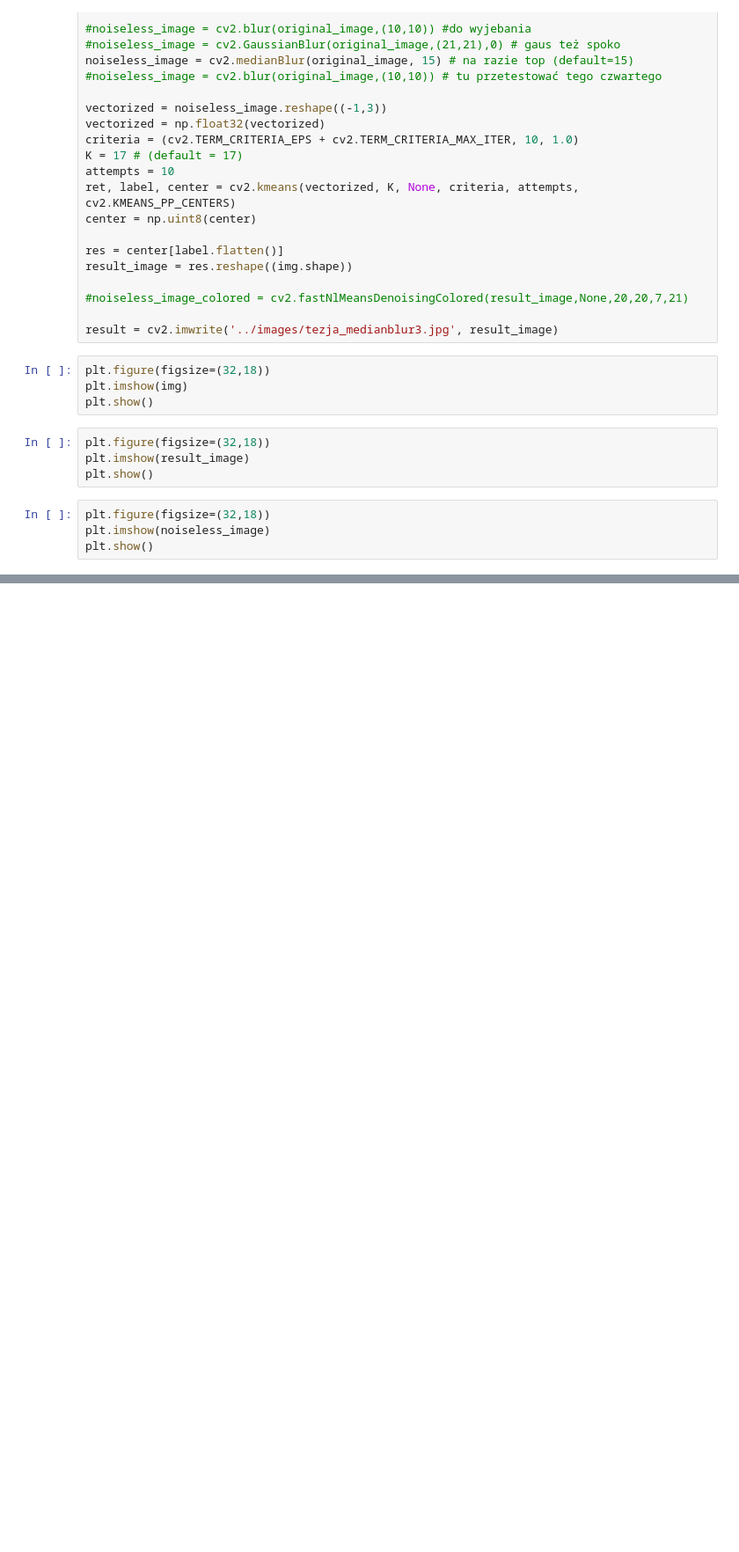
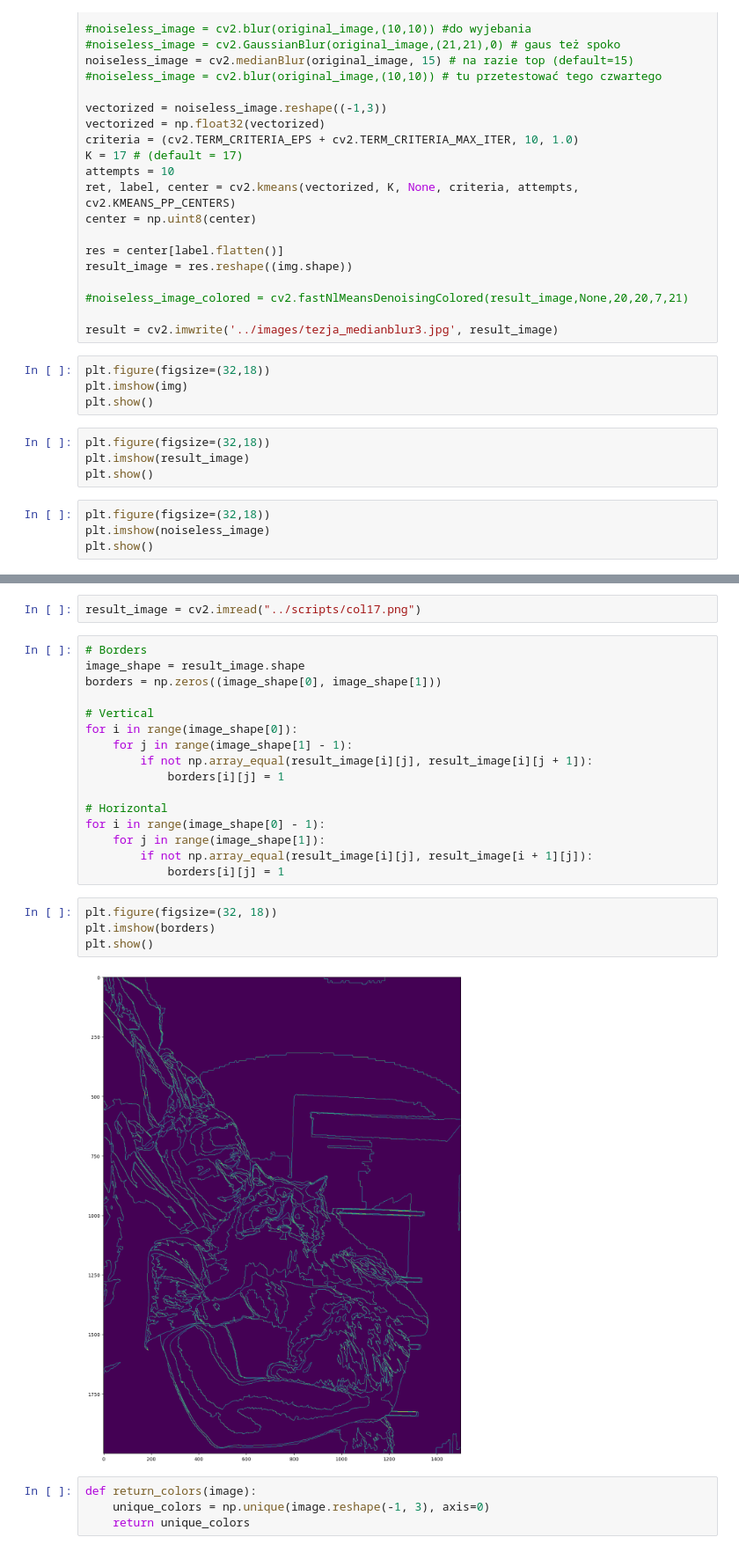
Before and after one commit to Group-Project-2024/We-Will-See, a Jupyter notebook: scripts/testing.ipynb, the cells around one changed output, grey strips where cells are left out. Shown at 88% size. Cells and saved outputs as stored; diff of their text form; blank space fills up the shorter version.

```diff
--- a/scripts/testing.ipynb
+++ b/scripts/testing.ipynb
@@ -43,0 +95,28 @@ plt.show()
+# %%
+result_image = cv2.imread("../scripts/col17.png")
+# %%
+# Borders
+image_shape = result_image.shape
+borders = np.zeros((image_shape[0], image_shape[1]))
+
+# Vertical
+for i in range(image_shape[0]):
+    for j in range(image_shape[1] - 1):
+        if not np.array_equal(result_image[i][j], result_image[i][j + 1]):
+            borders[i][j] = 1
+
+# Horizontal
+for i in range(image_shape[0] - 1):
+    for j in range(image_shape[1]):
+        if not np.array_equal(result_image[i][j], result_image[i + 1][j]):
+            borders[i][j] = 1
+# %%
+plt.figure(figsize=(32, 18))
+plt.imshow(borders)
+plt.show()
+# %% [output]
+[figure, added]
+# %%
+def return_colors(image):
+    unique_colors = np.unique(image.reshape(-1, 3), axis=0)
+    return unique_colors
```
Also changed, not shown: parts of 10 cells of this notebook, 2 other files.
